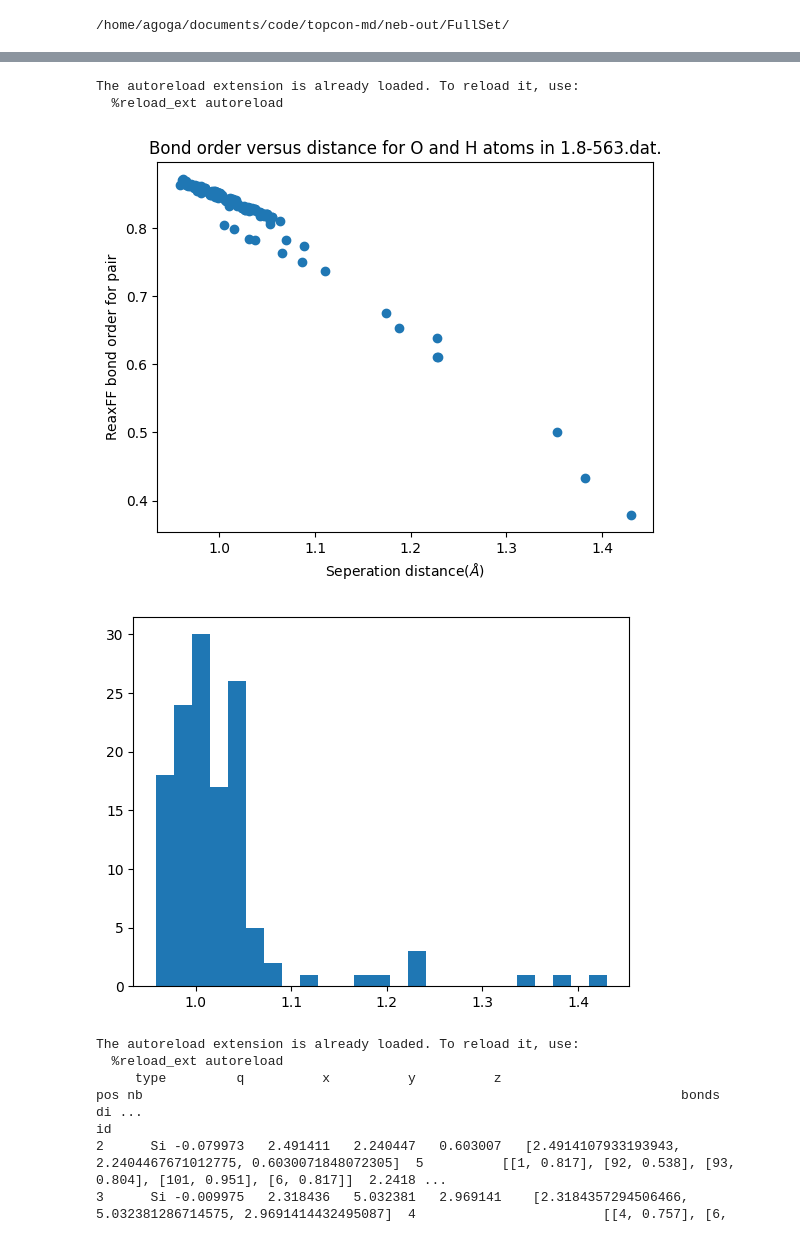
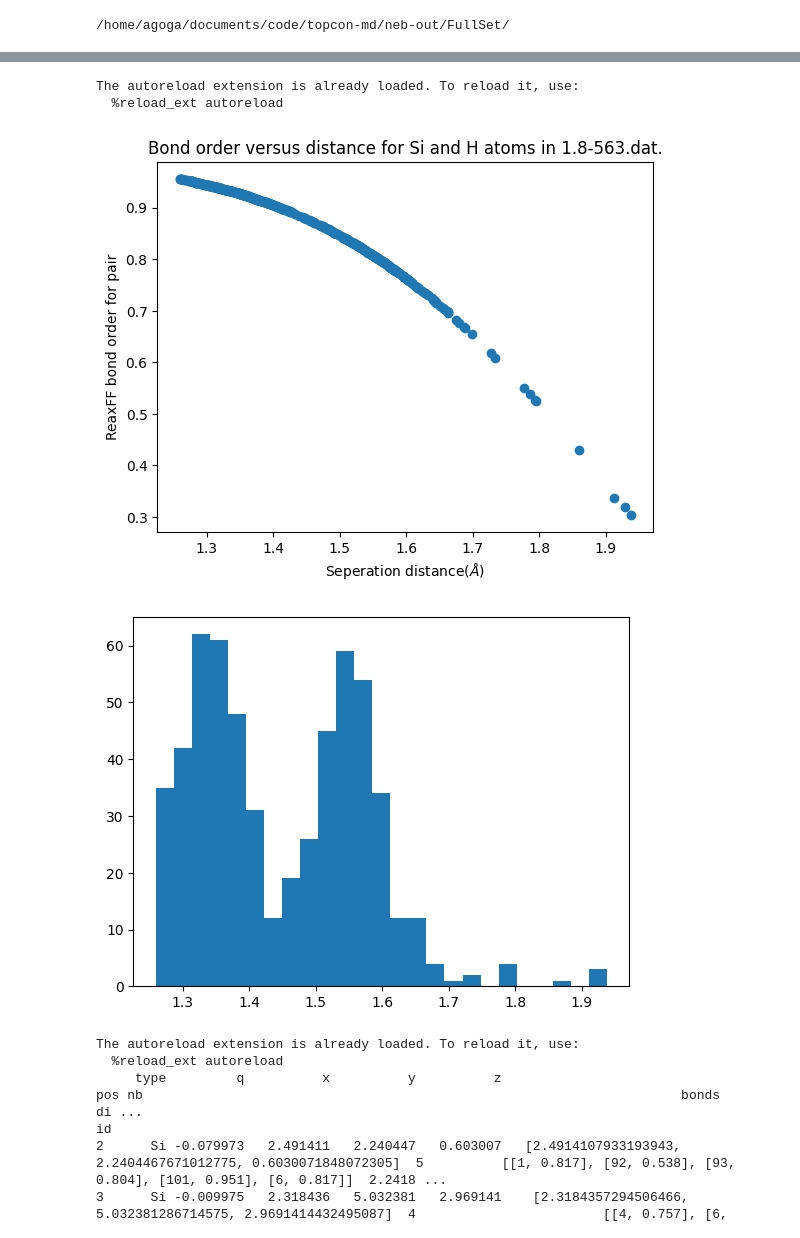
Before and after one commit to zimanyi-group/TOPCON-MD, a Jupyter notebook: lmpWrapper.ipynb, the cells around one changed output, grey strips where cells are left out. Drawn from its saved outputs; the diff is of its cells as text; code cells hidden in the pictures.

```diff
--- a/lmpWrapper.ipynb
+++ b/lmpWrapper.ipynb
@@ -100,7 +174,7 @@ bondfile=filename+".bonds"
 midz=5
 zext=(simbox[2,1]-simbox[2,0])
 
-type1='O'
+type1='Si'
 type2='H'
 
 t1atoms=atoms[atoms['type']==type1]
@@ -156,35 +230,35 @@ for i, row in t1atoms.iterrows():
 
         #         if neineitype ==type1:
         #             for ni in nindices:
         #                 if nei == ni[0]:
         #                     obolist.append(nei[1])
 
 
 fig, ax = plt.subplots()
 plt.title(f'Bond order versus distance for {type1} and {type2} atoms in {dfile}.')
 plt.ylabel("ReaxFF bond order for pair")
 plt.xlabel(r'Seperation distance($\AA$)')
 ax.scatter(distlist,bolist)
 # ax.set_ylim(0.7)
 plt.show()
 
 # fig, ax = plt.subplots()
 # plt.title(f'Seperation distance versus average z for pairs on {type1} and {type2} in {dfile}.')
 # ax.scatter(zlist,distlist)
 # plt.ylabel(r'Seperation distance($\AA$)')
 # plt.xlabel(r'Average z coordinate of a pair of atoms($\AA$)')
 # plt.show()
 
 
 # ax.scatter(zlist,distlist)
 
 plt.hist(distlist,25)
 plt.show()
 # %% [output]
 The autoreload extension is already loaded. To reload it, use:
   %reload_ext autoreload
-[figure, old version]
+[figure, new version]
-[figure, old version]
+[figure, new version]
 # %%
 %load_ext autoreload
 %autoreload 2
```
Also changed, not shown: parts of 4 cells of this notebook, 13 other files.
